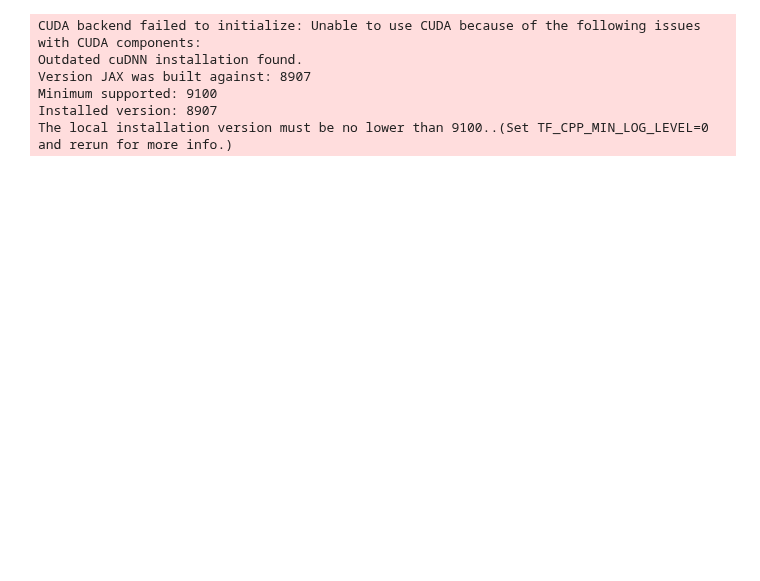
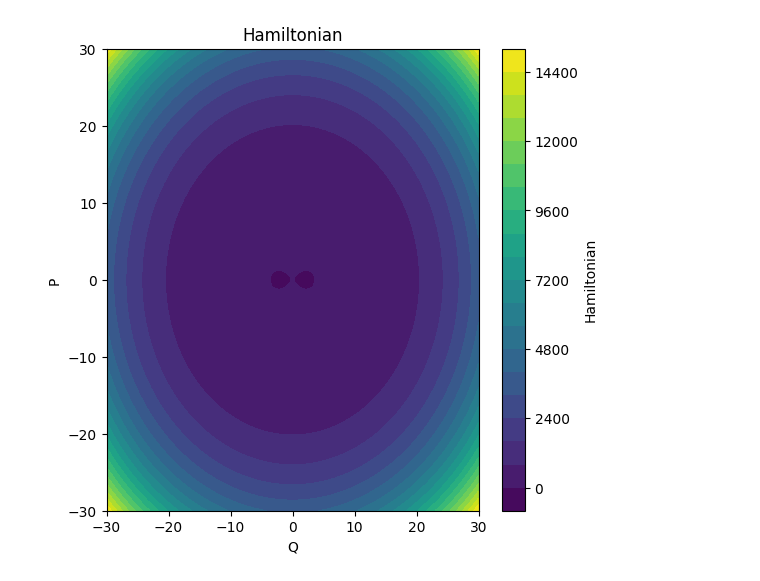
Before and after one commit to cyboesch/oscillator_dev, a Jupyter notebook: thermoai/notebooks/rotating_frame_realAnsatz.ipynb, the cells around one changed output. Saved outputs shown, nothing was run; the diff lists cells and outputs as text; code cells hidden in the pictures; blank space fills up the shorter version.

```diff
--- a/thermoai/notebooks/rotating_frame_realAnsatz.ipynb
+++ b/thermoai/notebooks/rotating_frame_realAnsatz.ipynb
@@ -16,12 +16,12 @@ jax.config.update("jax_enable_x64", True)
 
 # Physical Constants and Parameters
 M = 1.0
-w_0 = 10.0          # Natural frequency (rad/s)
+w_0 = 100.0          # Natural frequency (rad/s)
 w_p = 2*w_0*1.0      # Driving frequency (rad/s), near 2*w_0 for w_p resonance
-F_p = 5.
-# Amplitude of the w_p driving
-GAMMA= 1/10000              # Damping coefficient
-gamma = .05*1.0              # Nonlinearity coefficient (Duffing term)
+F_p = 50. #/w_0**2      # Amplitude of the w_p driving
+Q = 1000.0
+GAMMA= w_0/(2*Q)              # Damping coefficient
+gamma = 100*.05*1.0              # Nonlinearity coefficient (Duffing term)
 
 k_B = 1.0             # Boltzmann's constant (arbitrary units for simulation)
 T = 300.0             # Temperature (K)
@@ -33,7 +33,7 @@ args = (M, w_0, w_p,GAMMA, gamma, F_p)
 
 # Simulation Parameters
 t0 = 0.0               # Start time
-t1 = 100.0              # End time
+t1 = 1000*((2*jnp.pi)/w_p)              # End time
 dt0 = 0.0001
 ts = jnp.linspace(t0, t1, 100000)
 
@@ -48,13 +48,6 @@ y0_rFrame = jnp.array([Q0, P0])
 
 rtol=1e-6
 atol=1e-6
-# %% [output]
-CUDA backend failed to initialize: Unable to use CUDA because of the following issues with CUDA components:
-Outdated cuDNN installation found.
-Version JAX was built against: 8907
-Minimum supported: 9100
-Installed version: 8907
-The local installation version must be no lower than 9100..(Set TF_CPP_MIN_LOG_LEVEL=0 and rerun for more info.)
 # %%
 # ----------------------------
 # 2. Define SDEs
@@ -88,23 +81,25 @@ def Hamiltonian(t,Q, P, args):
     dw = w_p/2 - w_0
     return 3*gamma/(16*w_p) * (Q**2 + P**2)**2 + dw/2 *(Q**2 - P**2) +  parameteric_ramp(t)*F_p/(4*M*w_p) * (P**2 - Q**2)
 # %%
-# # Plot the Hamiltonian
-# Q_range = jnp.linspace(-10, 10, 100)
-# P_range = jnp.linspace(-10, 10, 100)
-# # Create meshgrid for Q and P
-# Q_mesh, P_mesh = jnp.meshgrid(Q_range, P_range)
+# Plot the Hamiltonian
+Q_range = jnp.linspace(-30, 30, 100)
+P_range = jnp.linspace(-30, 30, 100)
+# Create meshgrid for Q and P
+Q_mesh, P_mesh = jnp.meshgrid(Q_range, P_range)
 
-# # Vectorize Hamiltonian over both Q and P meshgrids
-# H_values = jax.vmap(lambda q, p: jax.vmap(lambda qi, pi: Hamiltonian(qi, pi, args))(q, p))(Q_mesh, P_mesh)
+# Vectorize Hamiltonian over both Q and P meshgrids
+H_values = jax.vmap(lambda q, p: jax.vmap(lambda qi, pi: Hamiltonian(0.,qi, pi, args))(q, p))(Q_mesh, P_mesh)
 
 
-# plt.figure(figsize=(6, 6))
-# plt.contourf(Q_range, P_range, H_values, levels=20, cmap='viridis')
-# plt.colorbar(label='Hamiltonian')
-# plt.xlabel('Q')
-# plt.ylabel('P')
-# plt.title('Hamiltonian')
-# plt.show()
+plt.figure(figsize=(6, 6))
+plt.contourf(Q_range, P_range, H_values, levels=20, cmap='viridis')
+plt.colorbar(label='Hamiltonian')
+plt.xlabel('Q')
+plt.ylabel('P')
+plt.title('Hamiltonian')
+plt.show()
+# %% [output]
+[figure, added]
 # %%
 # 2.2. Amplitude Equations SDEs for A_r(t) and A_i(t)
 def drift_QP_fn(t, state, args):
```
Also changed, not shown: parts of 6 cells of this notebook.
